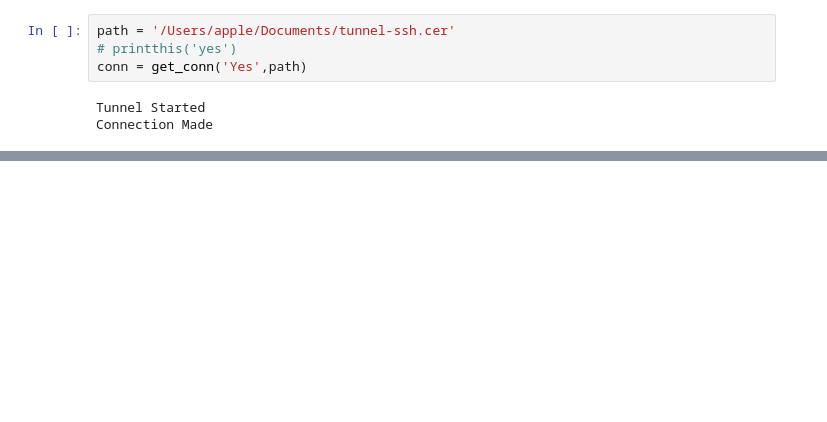
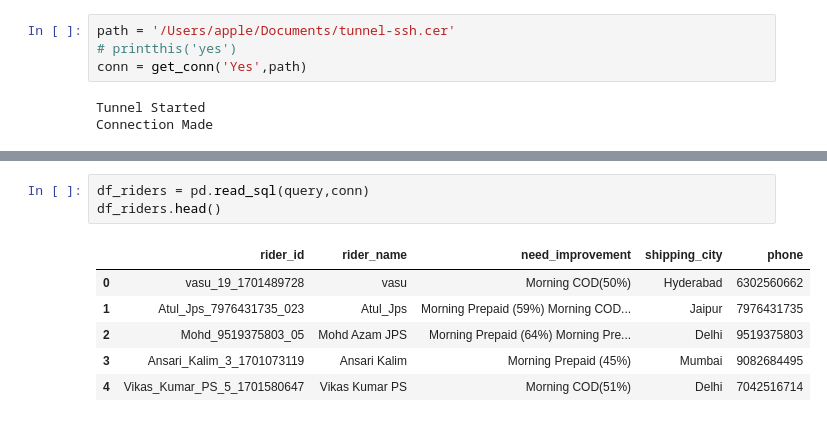
Before and after one commit to akshaygrows/akshaygrows, a Jupyter notebook: rider_messages/rider_pip_start.ipynb, the cells around one changed output, grey strips where cells are left out. Saved outputs shown, nothing was run; the diff lists cells and outputs as text; blank space fills up the shorter version.

```diff
--- a/rider_messages/rider_pip_start.ipynb
+++ b/rider_messages/rider_pip_start.ipynb
@@ -118,0 +50,10 @@ if __name__ == "__main__":
+# %%
+df_riders = pd.read_sql(query,conn)
+df_riders.head()
+# %% [output]
+|  | rider_id | rider_name | need_improvement | shipping_city | phone |
+| 0 | vasu_19_1701489728 | vasu | Morning COD(50%) | Hyderabad | 6302560662 |
+| 1 | Atul_Jps_7976431735_023 | Atul_Jps | Morning Prepaid (59%) Morning COD... | Jaipur | 7976431735 |
+| 2 | Mohd_9519375803_05 | Mohd Azam JPS | Morning Prepaid (64%) Morning Pre... | Delhi | 9519375803 |
+| 3 | Ansari_Kalim_3_1701073119 | Ansari Kalim | Morning Prepaid (45%) | Mumbai | 9082684495 |
+| 4 | Vikas_Kumar_PS_5_1701580647 | Vikas Kumar PS | Morning COD(51%) | Delhi | 7042516714 |
```
Also changed, not shown: parts of 11 cells of this notebook, 1 other file.
